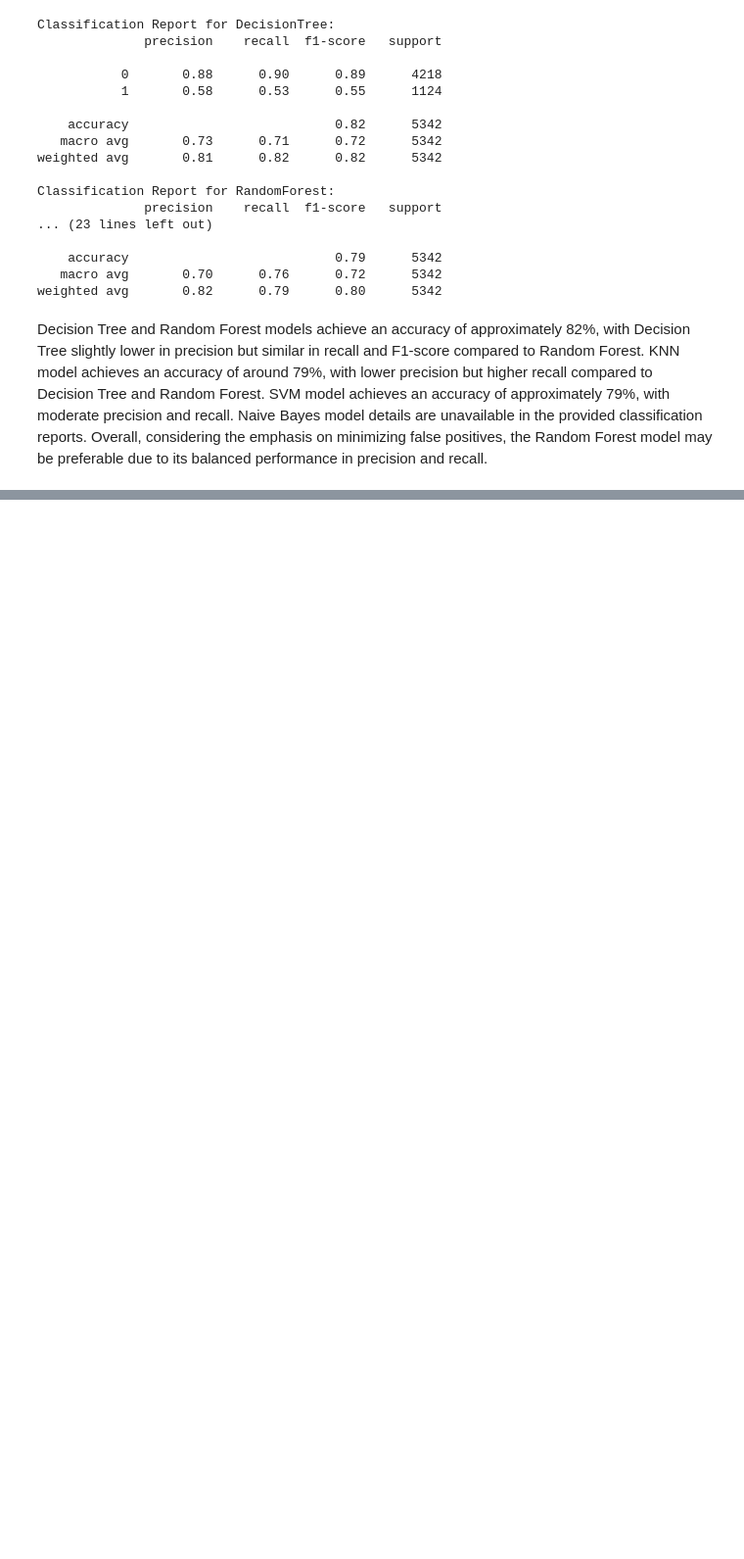
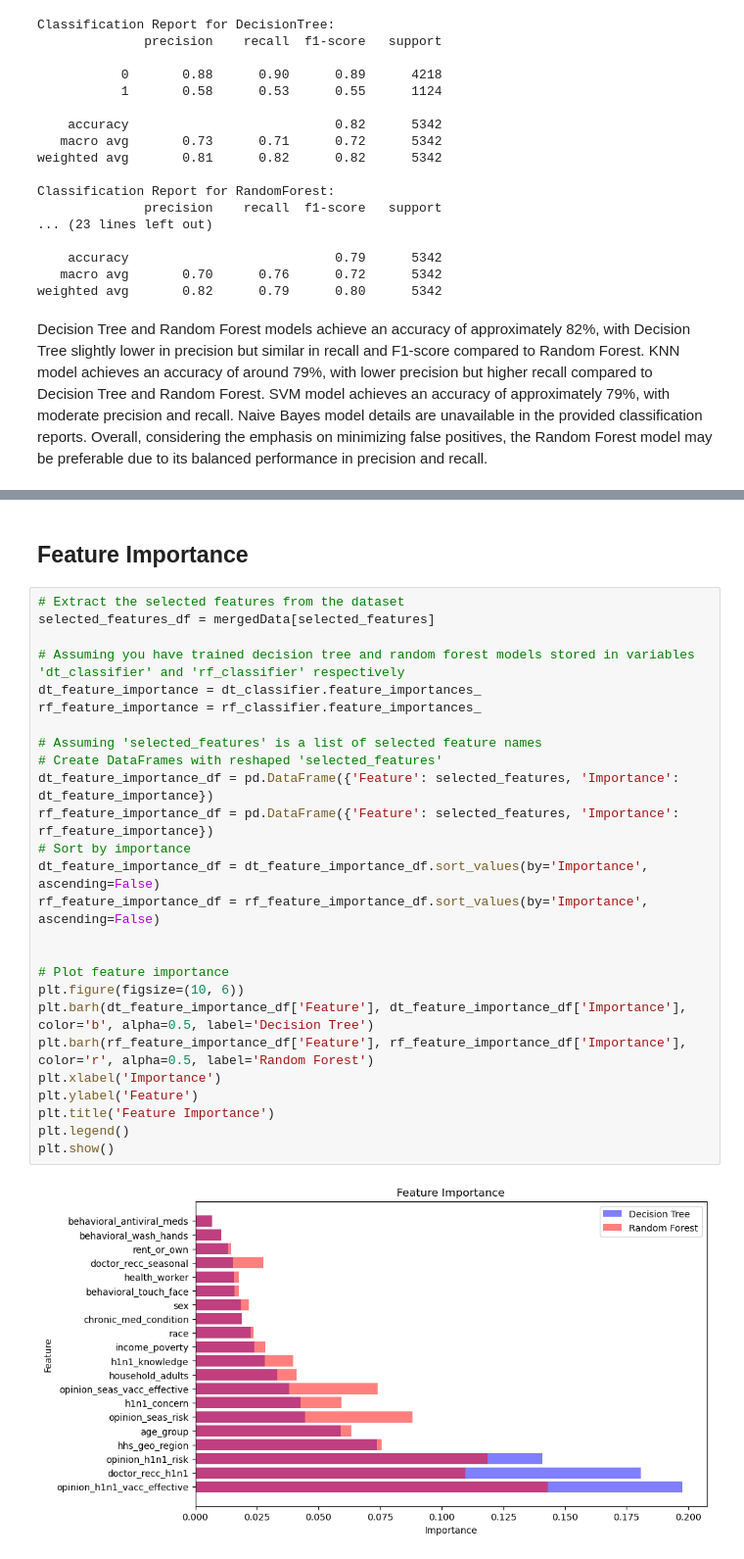
Before and after one commit to Cynthiachelangat/h1n1vaccineprediction, a Jupyter notebook: main.ipynb, the cells around one changed output, grey strips where cells are left out. Shown at 98% size. Cells and saved outputs as stored; diff of their text form; blank space fills up the shorter version.

Commit message:
feature importance

```diff
--- a/main.ipynb
+++ b/main.ipynb
@@ -1339,0 +1384,30 @@ Overall, considering the emphasis on minimizing false positives, the Random Fore
+# %% [markdown]
+## **Feature Importance**
+# %%
+# Extract the selected features from the dataset
+selected_features_df = mergedData[selected_features]
+
+# Assuming you have trained decision tree and random forest models stored in variables 'dt_classifier' and 'rf_classifier' respectively
+dt_feature_importance = dt_classifier.feature_importances_
+rf_feature_importance = rf_classifier.feature_importances_
+
+# Assuming 'selected_features' is a list of selected feature names
+# Create DataFrames with reshaped 'selected_features'
+dt_feature_importance_df = pd.DataFrame({'Feature': selected_features, 'Importance': dt_feature_importance})
+rf_feature_importance_df = pd.DataFrame({'Feature': selected_features, 'Importance': rf_feature_importance})
+# Sort by importance
+dt_feature_importance_df = dt_feature_importance_df.sort_values(by='Importance', ascending=False)
+rf_feature_importance_df = rf_feature_importance_df.sort_values(by='Importance', ascending=False)
+
+
+# Plot feature importance
+plt.figure(figsize=(10, 6))
+plt.barh(dt_feature_importance_df['Feature'], dt_feature_importance_df['Importance'], color='b', alpha=0.5, label='Decision Tree')
+plt.barh(rf_feature_importance_df['Feature'], rf_feature_importance_df['Importance'], color='r', alpha=0.5, label='Random Forest')
+plt.xlabel('Importance')
+plt.ylabel('Feature')
+plt.title('Feature Importance')
+plt.legend()
+plt.show()
+# %% [output]
+[figure, added]
```
Also changed, not shown: parts of 1 cell of this notebook.
